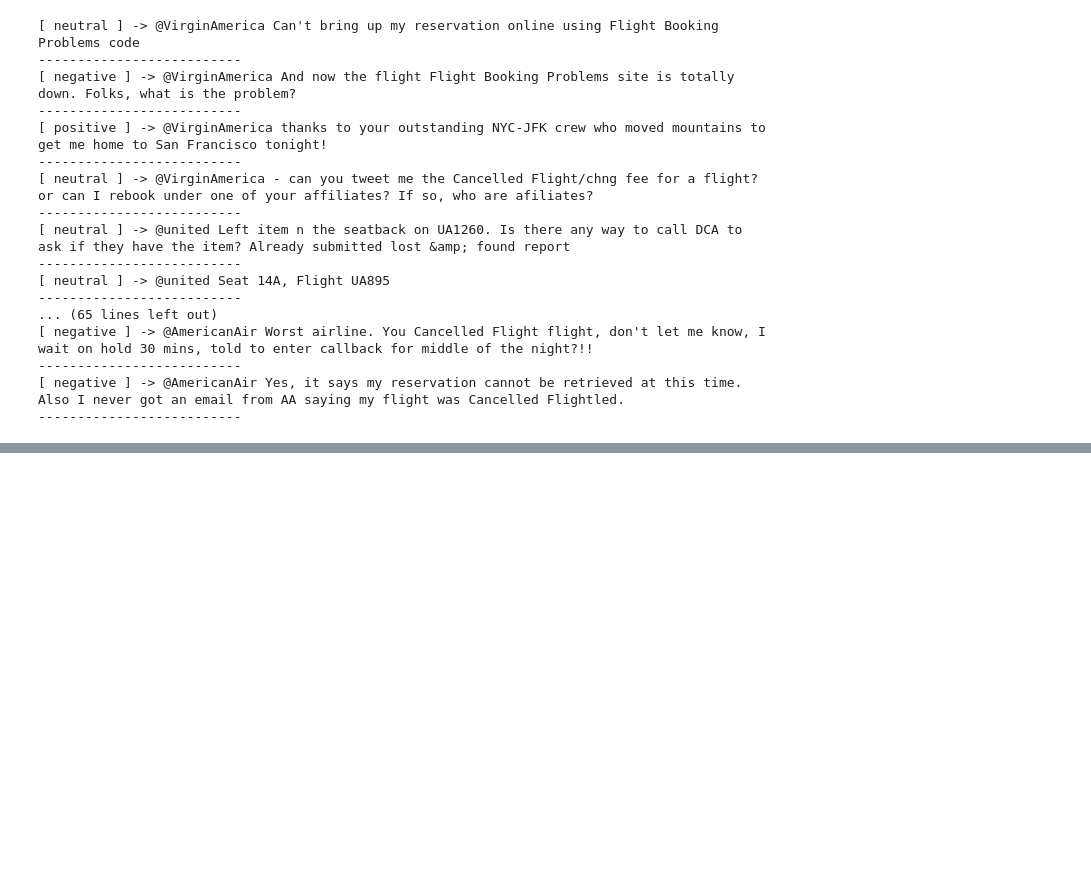
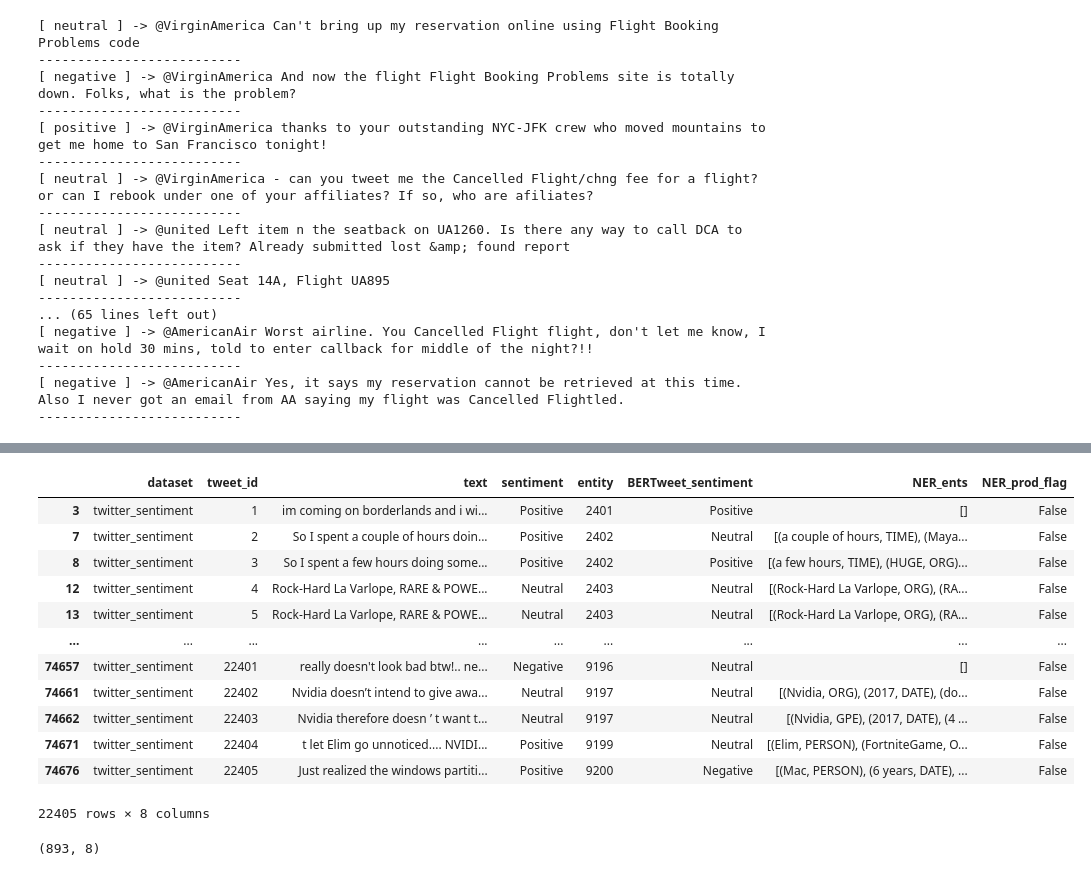
Before and after one commit to vicaranq/CS224-final-project, a Jupyter notebook: NER_exploration.ipynb, the cells around one changed output, grey strips where cells are left out. Saved outputs shown, nothing was run; the diff lists cells and outputs as text; code cells hidden in the pictures; blank space fills up the shorter version.

```diff
--- a/NER_exploration.ipynb
+++ b/NER_exploration.ipynb
@@ -264,0 +267,3 @@ for sentiment, tweet in zip(df_products['sentiment'], df_products['text']):
+# %%
+df = pd.read_csv('results/BERTweet_predictions_added_to_twitter_test.csv',index_col=0)
+df.head()
@@ -264,0 +277,20 @@ for sentiment, tweet in zip(df_products['sentiment'], df_products['text']):
+# %%
+df['text'] = df['text'].astype(str)
+# %%
+df['NER_ents'] = get_entities(df['text'])
+df['NER_prod_flag']  = get_product_flag(df['NER_ents'])
+df
+# %% [output]
+|  | dataset | tweet_id | text | sentiment | entity | BERTweet_sentiment | NER_ents | NER_prod_flag |
+| 3 | twitter_sentiment | 1 | im coming on borderlands and i wi... | Positive | 2401 | Positive | [] | False |
+| 7 | twitter_sentiment | 2 | So I spent a couple of hours doin... | Positive | 2402 | Neutral | [(a couple of hours, TIME), (Maya... | False |
+| 8 | twitter_sentiment | 3 | So I spent a few hours doing some... | Positive | 2402 | Positive | [(a few hours, TIME), (HUGE, ORG)... | False |
+| 12 | twitter_sentiment | 4 | Rock-Hard La Varlope, RARE & POWE... | Neutral | 2403 | Neutral | [(Rock-Hard La Varlope, ORG), (RA... | False |
+| 13 | twitter_sentiment | 5 | Rock-Hard La Varlope, RARE & POWE... | Neutral | 2403 | Neutral | [(Rock-Hard La Varlope, ORG), (RA... | False |
+| ... | ... | ... | ... | ... | ... | ... | ... | ... |
+| 74657 | twitter_sentiment | 22401 | really doesn't look bad btw!.. ne... | Negative | 9196 | Neutral | [] | False |
+| 74661 | twitter_sentiment | 22402 | Nvidia doesn’t intend to give awa... | Neutral | 9197 | Neutral | [(Nvidia, ORG), (2017, DATE), (do... | False |
+| 74662 | twitter_sentiment | 22403 | Nvidia therefore doesn ’ t want t... | Neutral | 9197 | Neutral | [(Nvidia, GPE), (2017, DATE), (4 ... | False |
+| 74671 | twitter_sentiment | 22404 | t let Elim go unnoticed.... NVIDI... | Positive | 9199 | Neutral | [(Elim, PERSON), (FortniteGame, O... | False |
+| 74676 | twitter_sentiment | 22405 | Just realized the windows partiti... | Positive | 9200 | Negative | [(Mac, PERSON), (6 years, DATE), ... | False |
+22405 rows × 8 columns
@@ -264,0 +300,5 @@ for sentiment, tweet in zip(df_products['sentiment'], df_products['text']):
+# %%
+df_products = df[df.NER_prod_flag]
+df_products.shape
+# %% [output]
+(893, 8)
```
Also changed, not shown: parts of 11 cells of this notebook, 2 other files.
